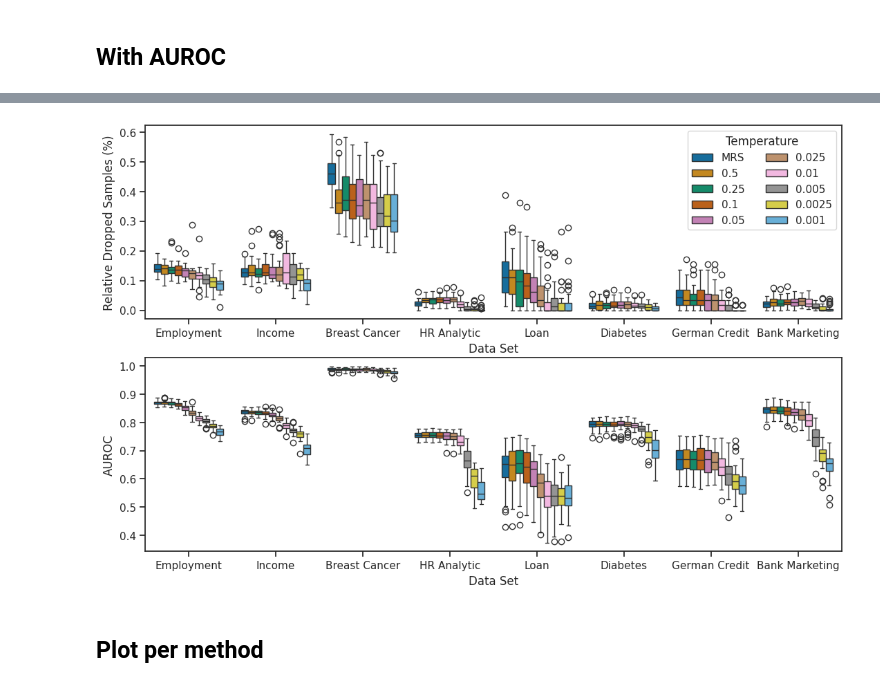
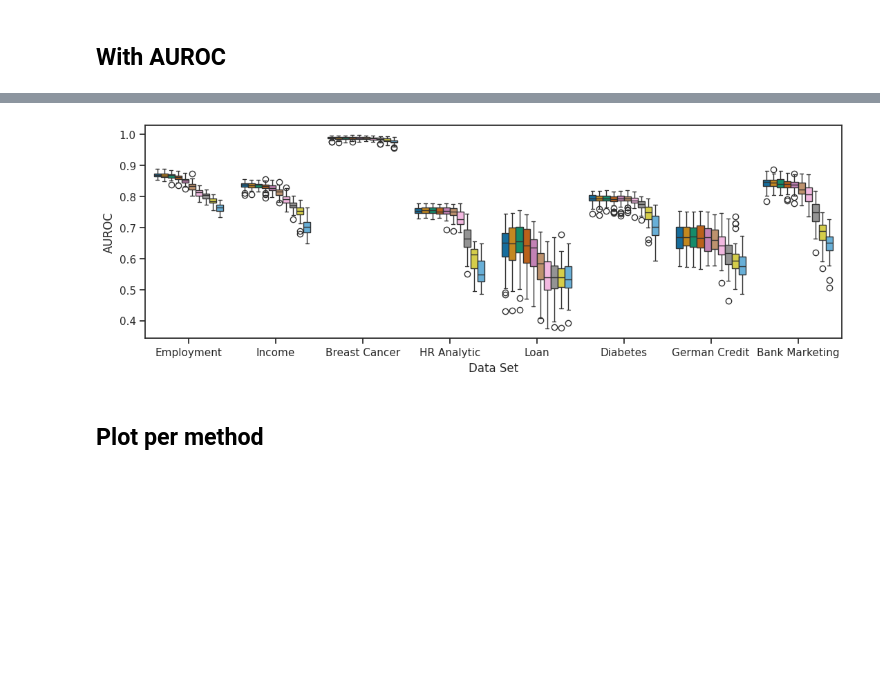
Before and after one commit to kramerlab/FeatureWeightDebiasing, a Jupyter notebook: notebooks/create_boxplots.ipynb, the cells around one changed output, grey strips where cells are left out. Saved outputs shown, nothing was run; the diff lists cells and outputs as text; code cells hidden in the pictures; blank space fills up the shorter version.

```diff
--- a/notebooks/create_boxplots.ipynb
+++ b/notebooks/create_boxplots.ipynb
@@ -26,12 +30,8 @@ auroc_dict_list = []
 
 for dataset in data_set_replacer.keys():
     for bias_type in bias_types:
-        for method in ("fw-mrs-temperature", ):
-            if bias_type == "mean_difference":
-                bias_strengths = mean_bias_strengthts
-            else :
-                bias_strengths = less_bias_strengths
-            for bias_strength in bias_strengths:
+        for method in ("fw-mrs-temperature", "fw-mrs-temperature-svm"):
+            for bias_strength in less_bias_strengths:
                 dropped_samples_file_name = result_path / dataset / bias_type /  bias_strength/ method / "validation/dropped_samples_val_dict.json"
                 try:
                     dropped_samples_file = pd.read_json(str(dropped_samples_file_name), orient="records", typ="series", convert_axes=False)
@@ -92,11 +92,7 @@ mrs_auroc_dict_list = []
 
 for dataset in data_set_replacer.keys():
     for bias_type in bias_types:
-        if bias_type == "mean_difference":
-            bias_strengths = mean_bias_strengthts
-        else :
-            bias_strengths = less_bias_strengths
-        for bias_strength in bias_strengths:
+        for bias_strength in less_bias_strengths:
             dropped_samples_file_name = result_path / dataset / bias_type /  bias_strength/ "mrs-forest" / "validation" / "dropped_samples_individual_val_dict.json"
             auroc_file_name = result_path / dataset / bias_type /  bias_strength/ "mrs-forest" / "validation"/ "auroc_individual_val_dict.json"
             try:
@@ -154,18 +150,18 @@ result_df
 # %%
 hue_order = (temperatures + ["MRS"])[::-1]
 # %%
-fig, axes = plt.subplots(2, 1, sharey=False, sharex=False, figsize=(13, 8))
+plt.figure(figsize=(13, 4))
 ylabel="Relative Dropped Samples (%)"
 sns.set_theme(style="ticks", palette="colorblind")
-sns.boxplot(data=result_df[result_df["Method"].isin(["MRS", "FW-MRS"])], y="Dropped Samples", x="Data Set",
-            hue="Temperature", legend=True, hue_order=hue_order,
-              ax=axes[0]).set(ylabel=ylabel)
+ax = sns.boxplot(data=result_df[result_df["Method"].isin(["MRS", "FW-MRS"])], y="Dropped Samples", x="Data Set",
+            hue="Temperature", legend=True, hue_order=hue_order)
+ax.legend(title="Temperature", ncol=2)
+ax.set(ylabel=ylabel)
+plt.savefig("diagrams/dropped_samples_per_temperature_fixed.pdf", bbox_inches="tight")
+plt.clf()
 
 sns.boxplot(data=result_df[result_df["Method"].isin(["MRS", "FW-MRS"])], y="AUROC", x="Data Set",
-            hue="Temperature", legend=False, hue_order=hue_order,
-              ax=axes[1]).set(ylabel="AUROC")
-axes[0].legend(title="Temperature", ncol=2)
-
-plt.savefig("diagrams/dropped_samples_per_temperature_fixed.pdf")
+            hue="Temperature", legend=False, hue_order=hue_order ).set(ylabel="AUROC")
+plt.savefig("diagrams/auroc_per_temperature_fixed.pdf", bbox_inches="tight")
 # %% [output]
-[figure, old version]
+[figure, new version]
```
Also changed, not shown: parts of 7 cells of this notebook, 14 other files.
